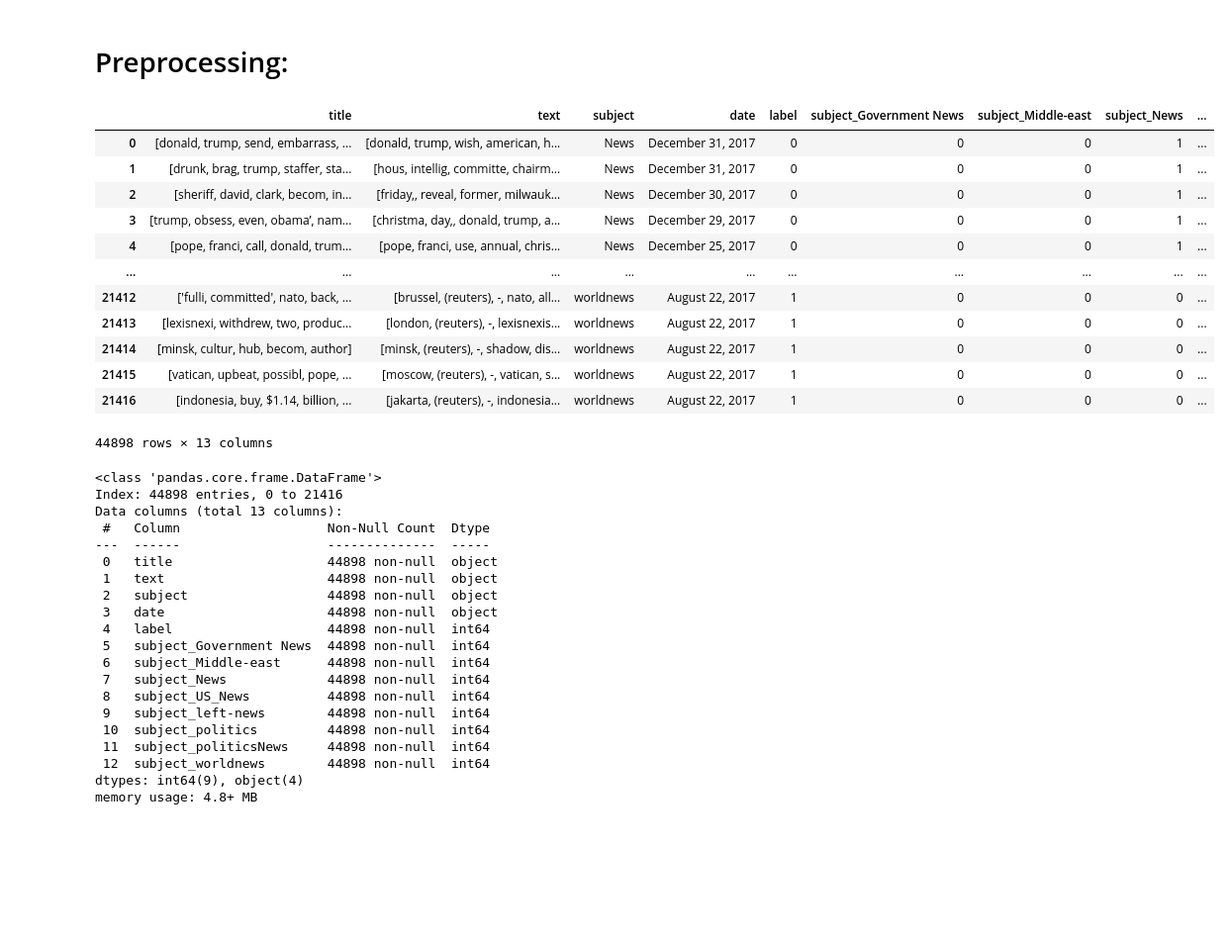
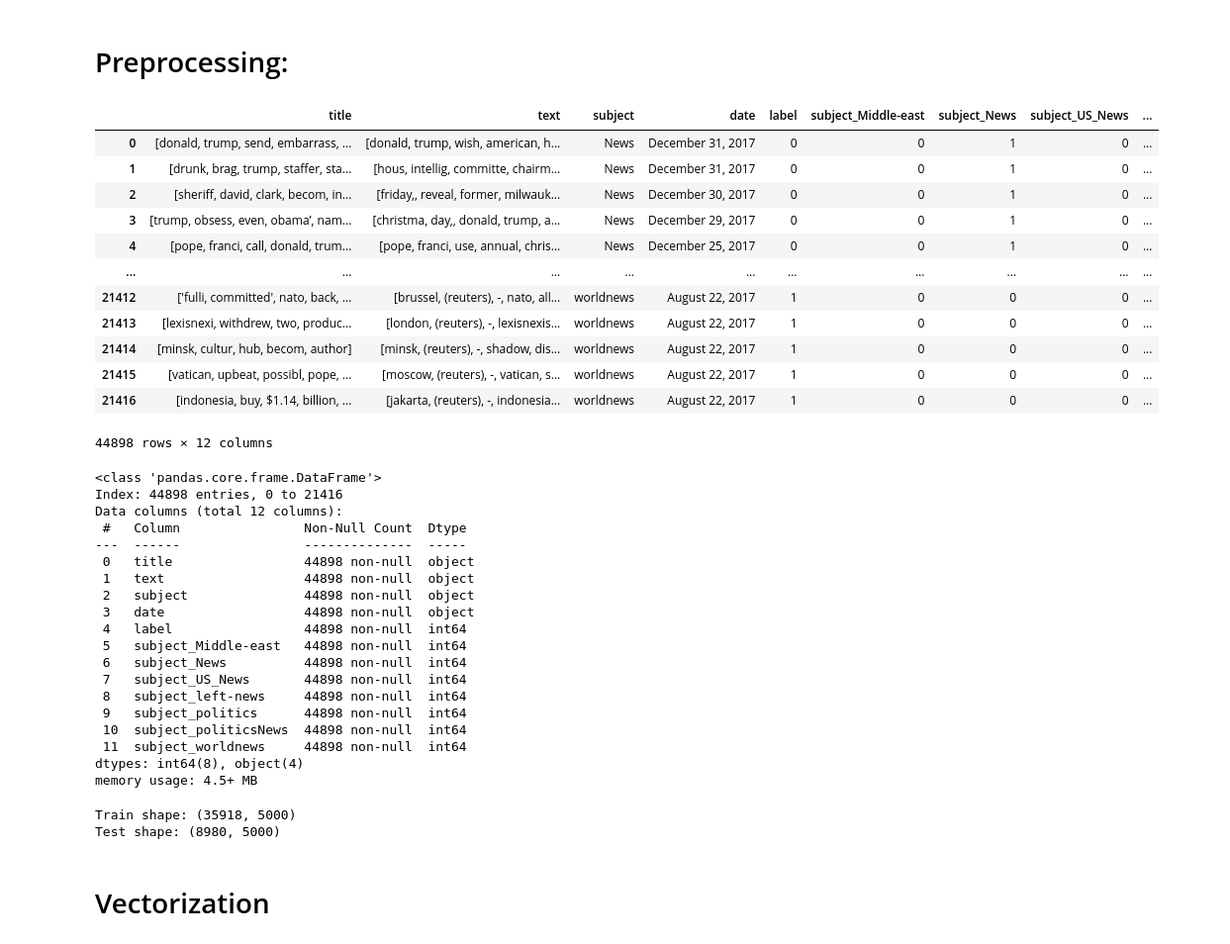
Before and after one commit to Hussain1488/Fake-News-Detection, a Jupyter notebook: FakeNewsDetection.ipynb, the cells around one changed output. Shown: that part at 99% size. Drawn from its saved outputs; the diff is of its cells as text; code cells hidden in the pictures; blank space fills up the shorter version.

```diff
--- a/FakeNewsDetection.ipynb
+++ b/FakeNewsDetection.ipynb
@@ -58,67 +83,85 @@ class preprocessing:
       df = pd.concat([fake, real])
     return df
 
   def stemming(self, dataset):
     stemmer = PorterStemmer()
     dataset['text'] = dataset['text'].astype(object)
     dataset['title'] = dataset['title'].astype(object)
 
     dataset['text'] = dataset['text'].apply(lambda tokens: [stemmer.stem(token) for token in tokens])
     dataset['title'] = dataset['title'].apply(lambda tokens: [stemmer.stem(token) for token in tokens])
     return dataset
 
   def title_one_hot(self, dataset):
-    one_hot = pd.get_dummies(dataset['subject'], prefix='subject', dtype=int)
+    one_hot = pd.get_dummies(dataset['subject'], prefix='subject', dtype=int, drop_first=True)
     dataset = pd.concat([dataset, one_hot], axis=1)
     return dataset
 
   def main(self):
     df = self.stop_word_removal()
     df = self.stemming(df)
     df = self.title_one_hot(df)
     return df
 
 
 preprocessing = preprocessing(fake, real)
 df = preprocessing.main()
 
 
 
 df
 # %% [output]
-|  | title | text | subject | date | label | subject_Government News | subject_Middle-east | subject_News | ... |
-| 0 | [donald, trump, send, embarrass, ... | [donald, trump, wish, american, h... | News | December 31, 2017 | 0 | 0 | 0 | 1 | ... |
-| 1 | [drunk, brag, trump, staffer, sta... | [hous, intellig, committe, chairm... | News | December 31, 2017 | 0 | 0 | 0 | 1 | ... |
-| 2 | [sheriff, david, clark, becom, in... | [friday,, reveal, former, milwauk... | News | December 30, 2017 | 0 | 0 | 0 | 1 | ... |
-| 3 | [trump, obsess, even, obama’, nam... | [christma, day,, donald, trump, a... | News | December 29, 2017 | 0 | 0 | 0 | 1 | ... |
-| 4 | [pope, franci, call, donald, trum... | [pope, franci, use, annual, chris... | News | December 25, 2017 | 0 | 0 | 0 | 1 | ... |
+|  | title | text | subject | date | label | subject_Middle-east | subject_News | subject_US_News | ... |
+| 0 | [donald, trump, send, embarrass, ... | [donald, trump, wish, american, h... | News | December 31, 2017 | 0 | 0 | 1 | 0 | ... |
+| 1 | [drunk, brag, trump, staffer, sta... | [hous, intellig, committe, chairm... | News | December 31, 2017 | 0 | 0 | 1 | 0 | ... |
+| 2 | [sheriff, david, clark, becom, in... | [friday,, reveal, former, milwauk... | News | December 30, 2017 | 0 | 0 | 1 | 0 | ... |
+| 3 | [trump, obsess, even, obama’, nam... | [christma, day,, donald, trump, a... | News | December 29, 2017 | 0 | 0 | 1 | 0 | ... |
+| 4 | [pope, franci, call, donald, trum... | [pope, franci, use, annual, chris... | News | December 25, 2017 | 0 | 0 | 1 | 0 | ... |
 | ... | ... | ... | ... | ... | ... | ... | ... | ... | ... |
 | 21412 | ['fulli, committed', nato, back, ... | [brussel, (reuters), -, nato, all... | worldnews | August 22, 2017 | 1 | 0 | 0 | 0 | ... |
 | 21413 | [lexisnexi, withdrew, two, produc... | [london, (reuters), -, lexisnexis... | worldnews | August 22, 2017 | 1 | 0 | 0 | 0 | ... |
 | 21414 | [minsk, cultur, hub, becom, author] | [minsk, (reuters), -, shadow, dis... | worldnews | August 22, 2017 | 1 | 0 | 0 | 0 | ... |
 | 21415 | [vatican, upbeat, possibl, pope, ... | [moscow, (reuters), -, vatican, s... | worldnews | August 22, 2017 | 1 | 0 | 0 | 0 | ... |
 | 21416 | [indonesia, buy, $1.14, billion, ... | [jakarta, (reuters), -, indonesia... | worldnews | August 22, 2017 | 1 | 0 | 0 | 0 | ... |
-44898 rows × 13 columns
+44898 rows × 12 columns
 # %%
 df.info()
 # %% [output]
 <class 'pandas.core.frame.DataFrame'>
 Index: 44898 entries, 0 to 21416
-Data columns (total 13 columns):
- #   Column                   Non-Null Count  Dtype
----  ------                   --------------  -----
- 0   title                    44898 non-null  object
- 1   text                     44898 non-null  object
- 2   subject                  44898 non-null  object
- 3   date                     44898 non-null  object
- 4   label                    44898 non-null  int64
- 5   subject_Government News  44898 non-null  int64
- 6   subject_Middle-east      44898 non-null  int64
- 7   subject_News             44898 non-null  int64
- 8   subject_US_News          44898 non-null  int64
- 9   subject_left-news        44898 non-null  int64
- 10  subject_politics         44898 non-null  int64
- 11  subject_politicsNews     44898 non-null  int64
- 12  subject_worldnews        44898 non-null  int64
-dtypes: int64(9), object(4)
-memory usage: 4.8+ MB
+Data columns (total 12 columns):
+ #   Column                Non-Null Count  Dtype
+---  ------                --------------  -----
+ 0   title                 44898 non-null  object
+ 1   text                  44898 non-null  object
+ 2   subject               44898 non-null  object
+ 3   date                  44898 non-null  object
+ 4   label                 44898 non-null  int64
+ 5   subject_Middle-east   44898 non-null  int64
+ 6   subject_News          44898 non-null  int64
+ 7   subject_US_News       44898 non-null  int64
+ 8   subject_left-news     44898 non-null  int64
+ 9   subject_politics      44898 non-null  int64
+ 10  subject_politicsNews  44898 non-null  int64
+ 11  subject_worldnews     44898 non-null  int64
+dtypes: int64(8), object(4)
+memory usage: 4.5+ MB
+# %%
+df['clean_text'] = df['text'].apply(lambda x: " ".join(x))
+
+tfidf = TfidfVectorizer(max_features=5000)  # you can tune max_features
+X = tfidf.fit_transform(df['clean_text'])
+y = df['label']
+
+# ====================
+# Train / Test Split
+# ====================
+X_train, X_test, y_train, y_test = train_test_split(X, y, test_size=0.2, random_state=42)
+
+print("Train shape:", X_train.shape)
+print("Test shape:", X_test.shape)
+# %% [output]
+Train shape: (35918, 5000)
+Test shape: (8980, 5000)
+# %% [markdown]
+# Vectorization
```
Also changed, not shown: parts of 6 cells of this notebook.
